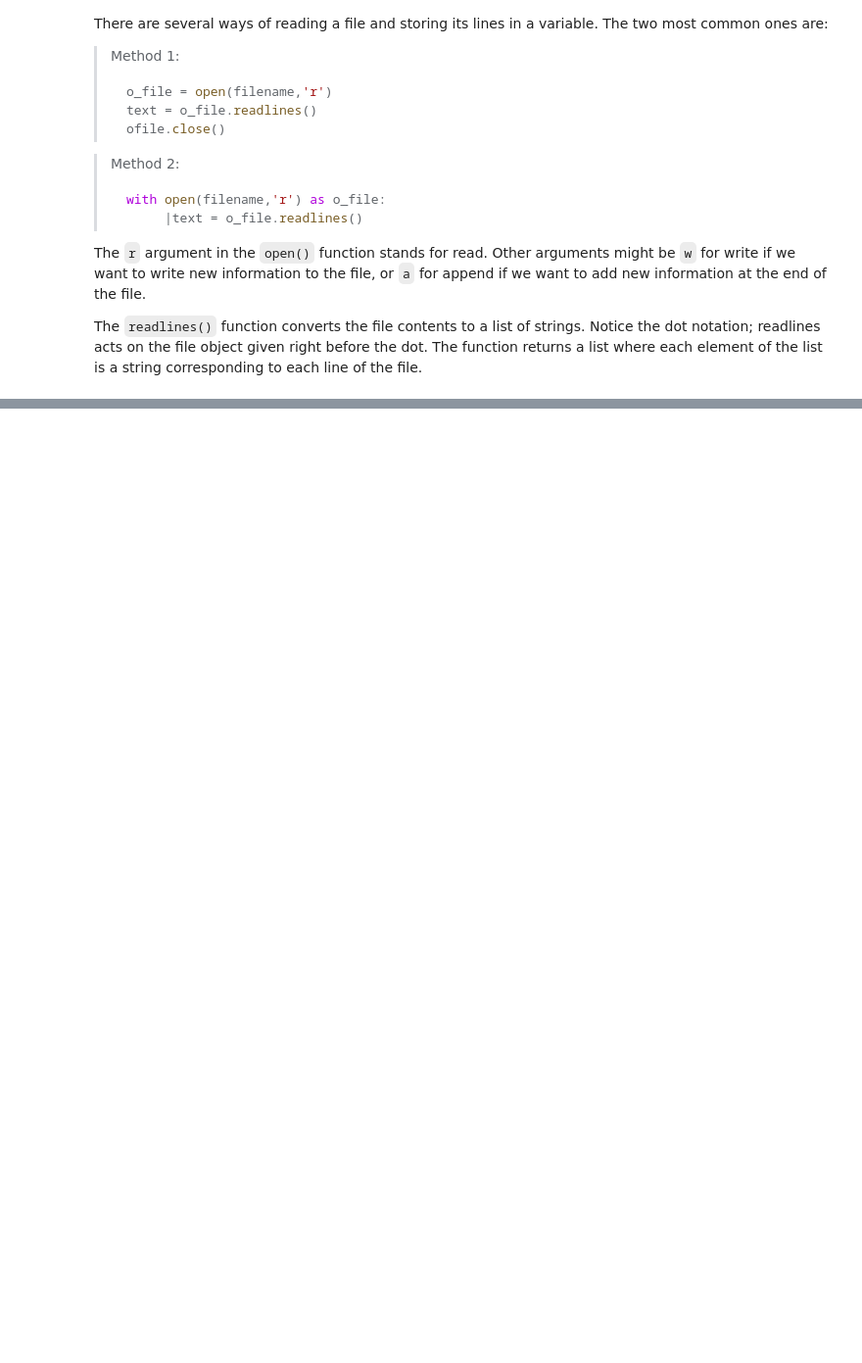
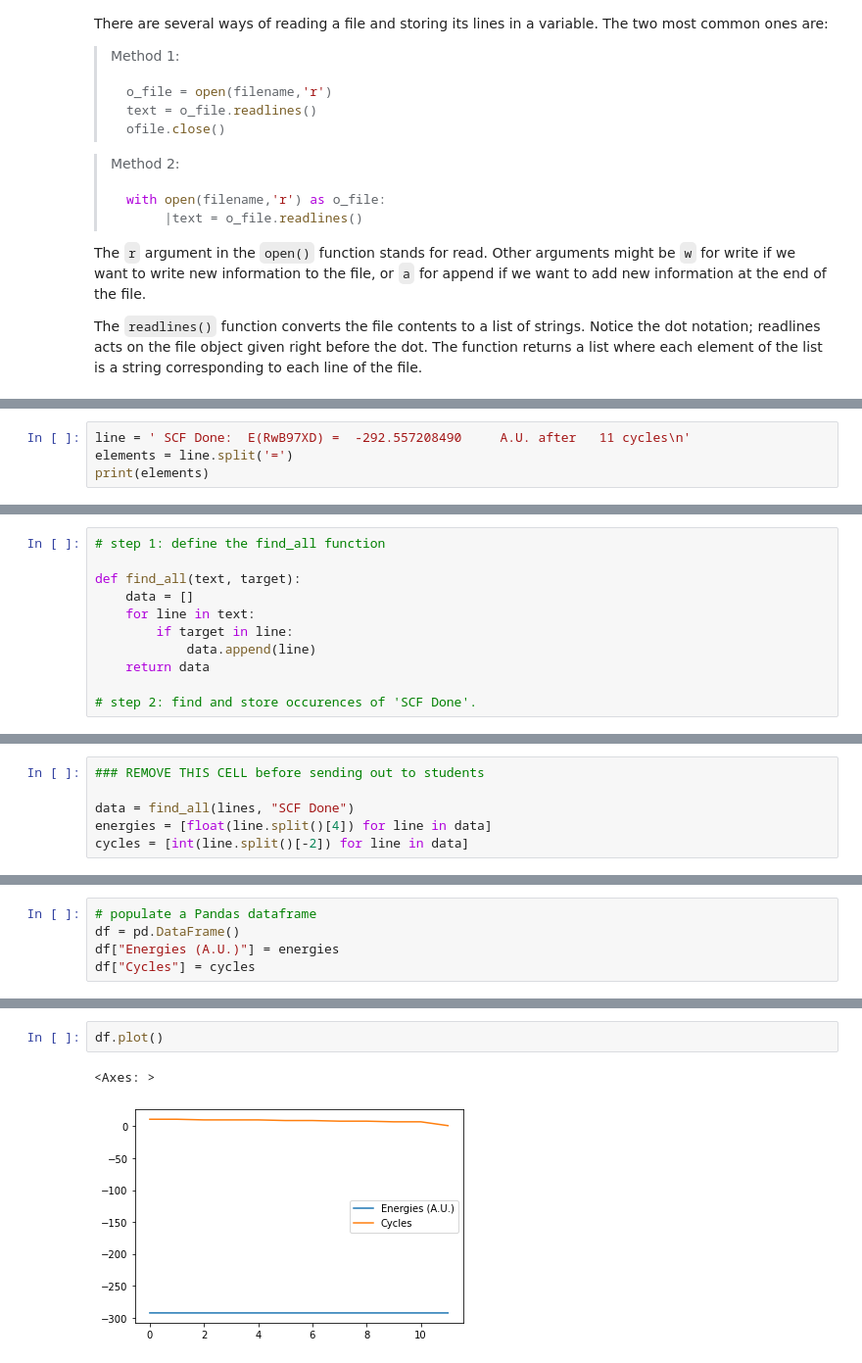
Before and after one commit to sylhare/Type-on-Strap, a Jupyter notebook: course_materials/session_0_klem_iribarren/session_0_python_introduction.ipynb, the cells around one changed output, grey strips where cells are left out. Shown at 98% size. Drawn from its saved outputs; the diff is of its cells as text; blank space fills up the shorter version.

```diff
--- a/course_materials/session_0_klem_iribarren/session_0_python_introduction.ipynb
+++ b/course_materials/session_0_klem_iribarren/session_0_python_introduction.ipynb
@@ -368,0 +374,4 @@ With all examples above, create a function that extracts only the last match of
+# %%
+line = ' SCF Done:  E(RwB97XD) =  -292.557208490     A.U. after   11 cycles\n'
+elements = line.split('=')
+print(elements)
@@ -368,0 +385,11 @@ With all examples above, create a function that extracts only the last match of
+# %%
+# step 1: define the find_all function
+
+def find_all(text, target):
+    data = []
+    for line in text:
+        if target in line:
+            data.append(line)
+    return data
+
+# step 2: find and store occurences of 'SCF Done'.
@@ -368,0 +401,6 @@ With all examples above, create a function that extracts only the last match of
+# %%
+### REMOVE THIS CELL before sending out to students
+
+data = find_all(lines, "SCF Done")
+energies = [float(line.split()[4]) for line in data]
+cycles = [int(line.split()[-2]) for line in data]
@@ -368,0 +429,5 @@ With all examples above, create a function that extracts only the last match of
+# %%
+# populate a Pandas dataframe
+df = pd.DataFrame()
+df["Energies (A.U.)"] = energies
+df["Cycles"] = cycles
@@ -368,0 +457,5 @@ With all examples above, create a function that extracts only the last match of
+# %%
+df.plot()
+# %% [output]
+<Axes: >
+[figure, added]
```
Also changed, not shown: parts of 38 cells of this notebook, 8 other files.
